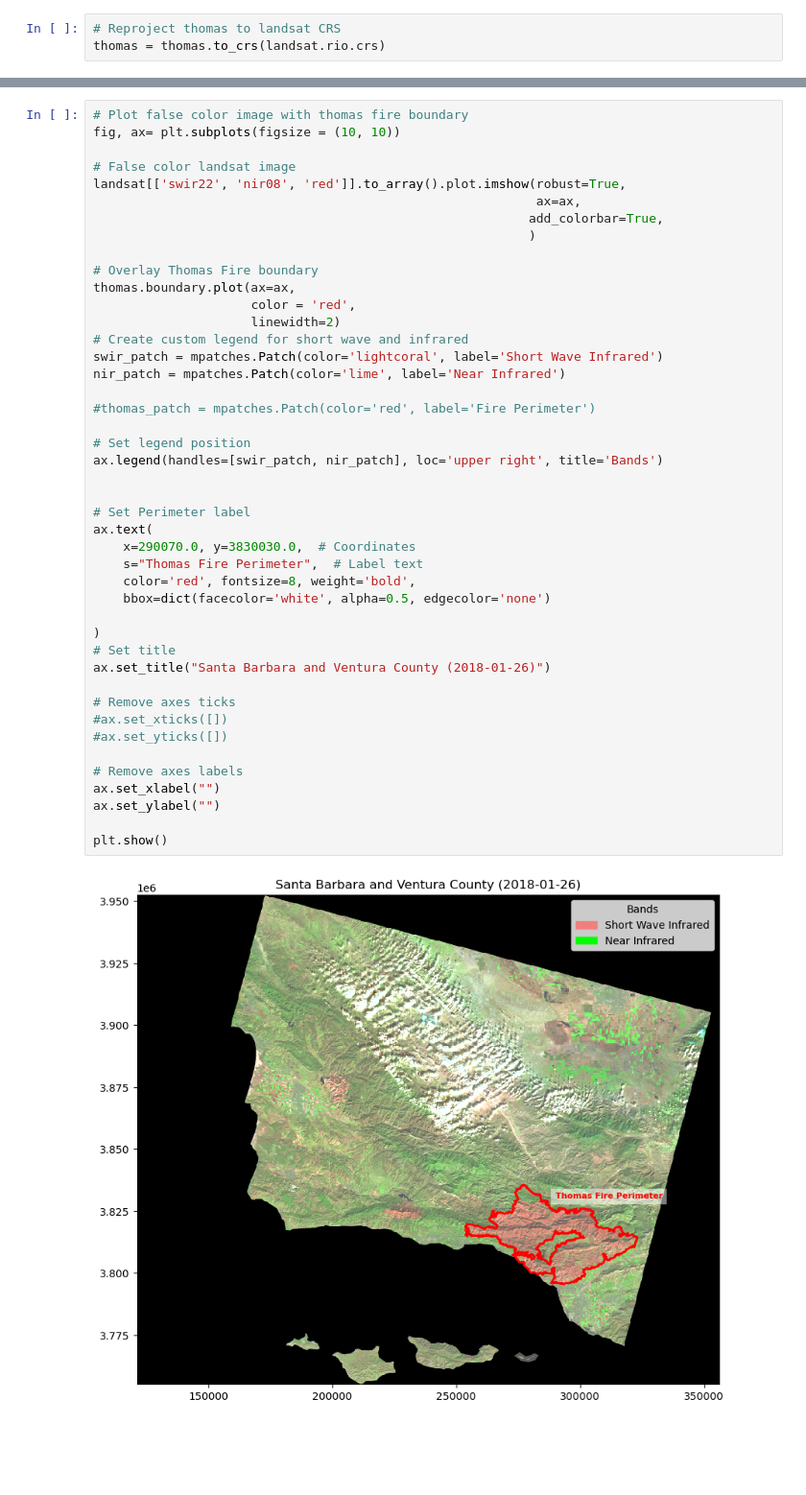
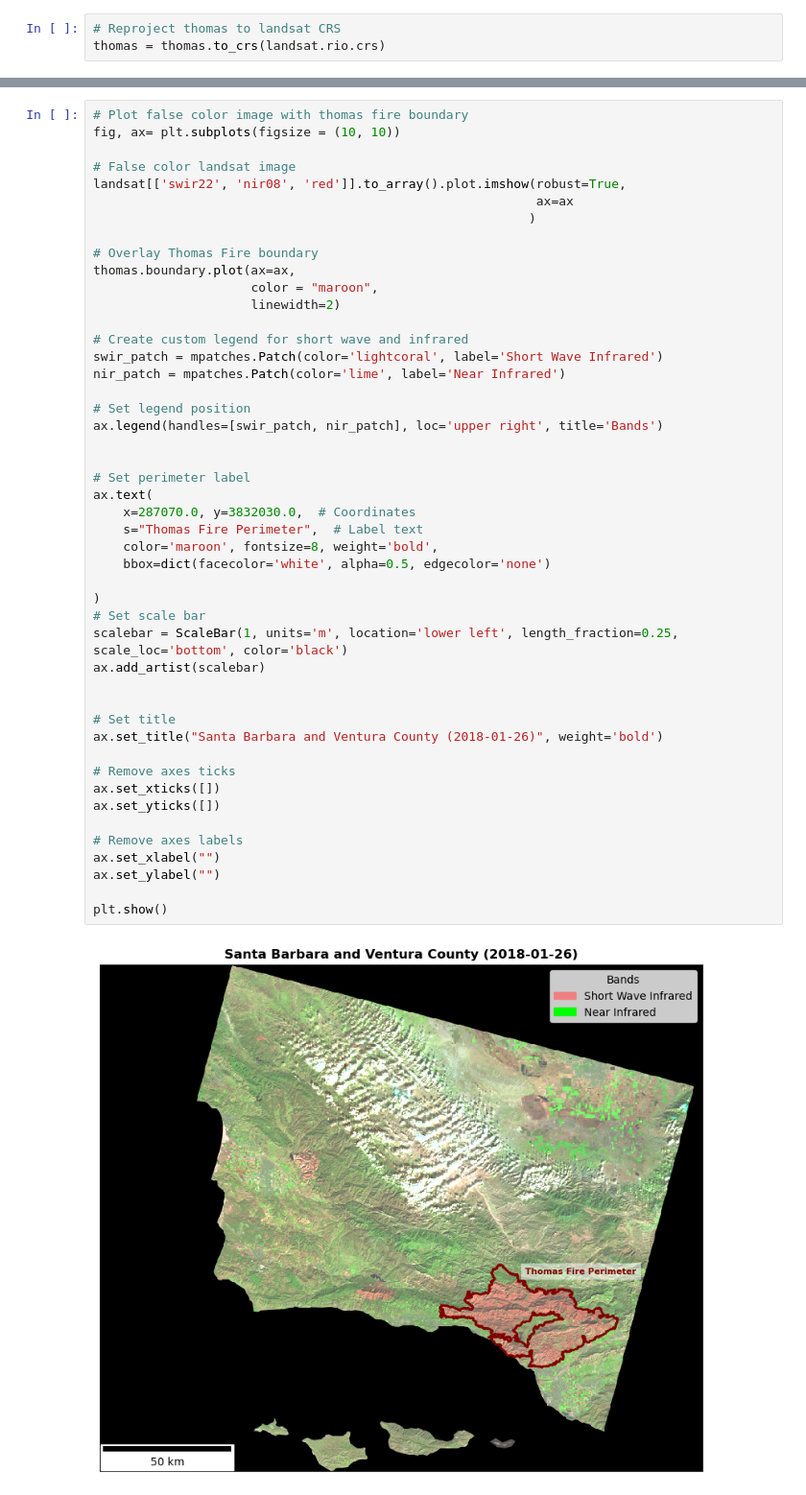
Before and after one commit to jordancsibley/eds220-hwk4, a Jupyter notebook: hwk4-task2-false-color.ipynb, the cells around one changed output, grey strips where cells are left out. Shown at 96% size. Cells and saved outputs as stored; diff of their text form; blank space fills up the shorter version.

Commit message:
Add scale bar

```diff
--- a/hwk4-task2-false-color.ipynb
+++ b/hwk4-task2-false-color.ipynb
@@ -136,43 +134,46 @@ fig, ax= plt.subplots(figsize = (10, 10))
 
 # False color landsat image
 landsat[['swir22', 'nir08', 'red']].to_array().plot.imshow(robust=True,
-                                                           ax=ax,
-                                                          add_colorbar=True,
+                                                           ax=ax
                                                           )
 
 # Overlay Thomas Fire boundary
 thomas.boundary.plot(ax=ax,
-                     color = 'red',
+                     color = "maroon",
                      linewidth=2)
+
 # Create custom legend for short wave and infrared
 swir_patch = mpatches.Patch(color='lightcoral', label='Short Wave Infrared')
 nir_patch = mpatches.Patch(color='lime', label='Near Infrared')
-
-#thomas_patch = mpatches.Patch(color='red', label='Fire Perimeter')
 
 # Set legend position
 ax.legend(handles=[swir_patch, nir_patch], loc='upper right', title='Bands')
 
 
-# Set Perimeter label
+# Set perimeter label
 ax.text(
-    x=290070.0, y=3830030.0,  # Coordinates
+    x=287070.0, y=3832030.0,  # Coordinates
     s="Thomas Fire Perimeter",  # Label text
-    color='red', fontsize=8, weight='bold',
+    color='maroon', fontsize=8, weight='bold',
     bbox=dict(facecolor='white', alpha=0.5, edgecolor='none')
 
 )
+# Set scale bar
+scalebar = ScaleBar(1, units='m', location='lower left', length_fraction=0.25, scale_loc='bottom', color='black')
+ax.add_artist(scalebar)
+
+
 # Set title
-ax.set_title("Santa Barbara and Ventura County (2018-01-26)")
+ax.set_title("Santa Barbara and Ventura County (2018-01-26)", weight='bold')
 
 # Remove axes ticks
-#ax.set_xticks([])
-#ax.set_yticks([])
+ax.set_xticks([])
+ax.set_yticks([])
 
 # Remove axes labels
 ax.set_xlabel("")
 ax.set_ylabel("")
 
 plt.show()
 # %% [output]
-[figure, old version]
+[figure, new version]
```
Also changed, not shown: parts of 6 cells of this notebook.
